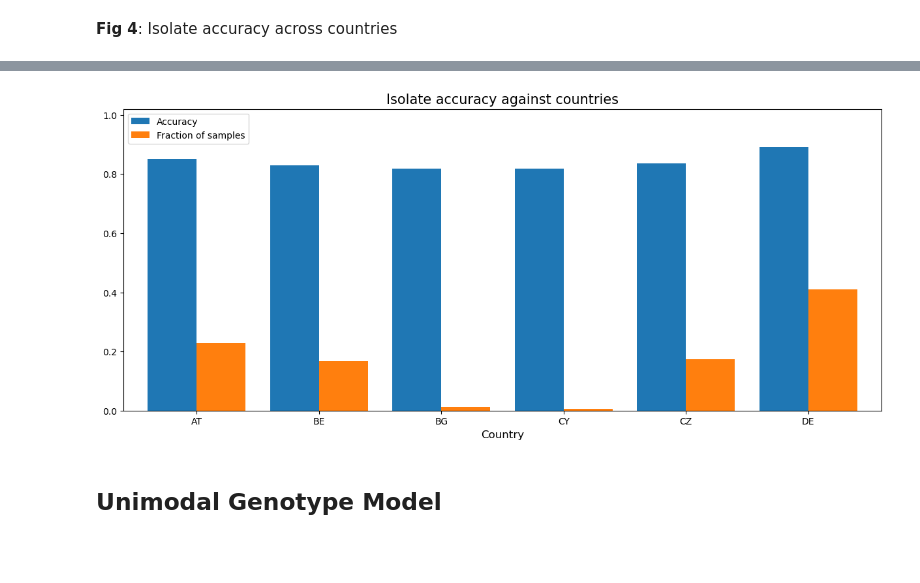
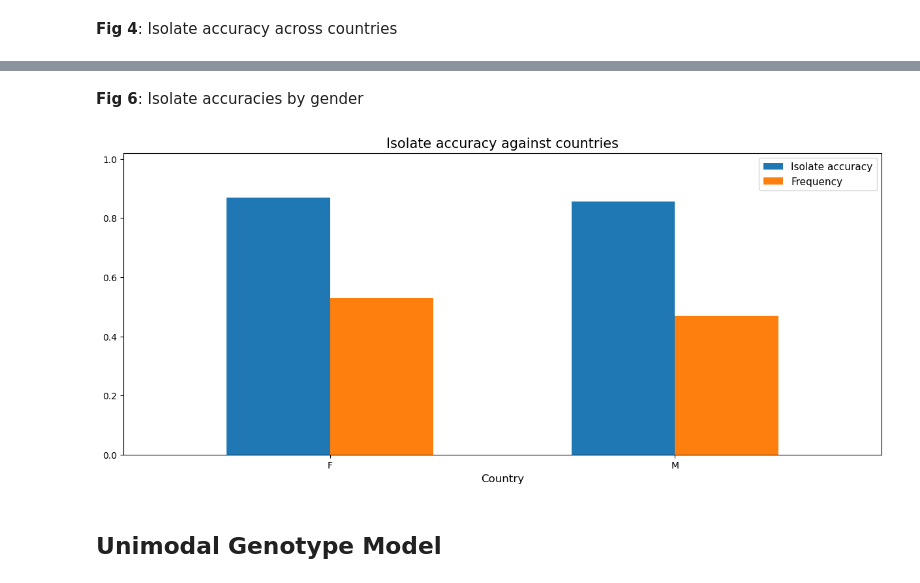
Before and after one commit to jespeols/ARFusion, a Jupyter notebook: code/results_analysis.ipynb, the cells around one changed output, grey strips where cells are left out. Cells and saved outputs as stored; diff of their text form; code cells hidden in the pictures; blank space fills up the shorter version.

Commit message:
update results_analysis

```diff
--- a/code/results_analysis.ipynb
+++ b/code/results_analysis.ipynb
@@ -20,7 +20,7 @@ Working directory: /home/jespeols/coding/GitHub_local/ARFusion
 # %% [markdown]
 ## Unimodal Phenotype Model
 # %%
-run_name = ''
+run_name = 'analysis_run'
 results_dir = os.path.join(BASE_DIR, 'results', 'pheno', run_name)
 ab_stats = pd.read_csv(os.path.join(results_dir, 'ab_stats.csv'))
 iso_stats = pd.read_csv(os.path.join(results_dir, 'iso_stats.csv'))
@@ -304,22 +428,27 @@ plt.show()
+# %% [markdown]
+**Fig 6**: Isolate accuracies by gender
 # %%
-df_tmp = df_stats.groupby('country').agg({'correct_all': ['mean', 'count']})
+df_tmp = df_stats.groupby('gender').agg({'correct_all': ['mean', 'count']})
 df_tmp.columns = ['accuracy', 'count']
 df_tmp['share'] = df_tmp['count'] / df_tmp['count'].sum()
 fig, ax = plt.subplots(figsize=(15, 6))
+df_tmp.sort_values(by='accuracy', ascending=False, inplace=True)
 df_tmp['accuracy'].plot.bar(
-    rot=0, width=-0.4, align='edge', color=['tab:blue'], ax=ax
+    rot=0, width=-0.3, align='edge', color=['tab:blue'], ax=ax
 )
 df_tmp['share'].plot.bar(
-    rot=0, width=0.4, align='edge', color=['tab:orange'], ax=ax
+    rot=0, width=0.3, align='edge', color=['tab:orange'], ax=ax
 )
 ax.set_title('Isolate accuracy against countries', fontsize=15)
 ax.set_xlabel('Country', fontsize=12)
 ax.set_ylim(0, 1.02)
 ax.set_xlim(-0.6, df_tmp.shape[0] - 0.4)
-ax.legend(labels=['Accuracy', 'Fraction of samples'], loc='upper left', fontsize=10)
+handles, tmp_labels = ax.get_legend_handles_labels()
+labels=['Isolate accuracy', 'Frequency',]
+ax.legend(handles, labels, loc='upper right', fontsize=11)
 plt.show()
 # %% [output]
-[figure, old version]
+[figure, new version]
 # %% [markdown]
 ## Unimodal Genotype Model
 # %%
```
Also changed, not shown: parts of 30 cells of this notebook, 3 other files.
